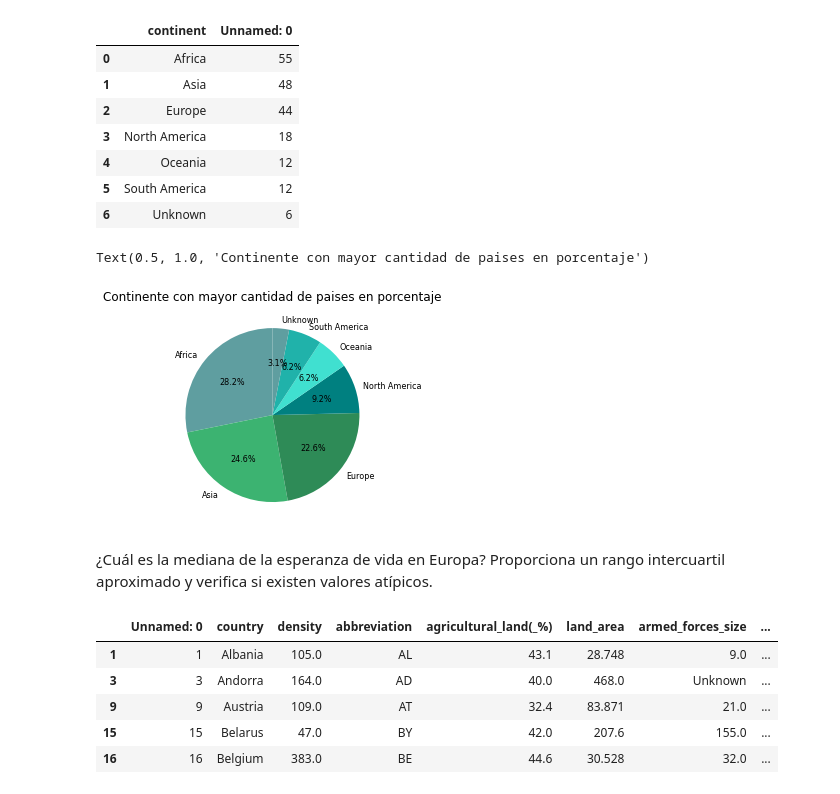
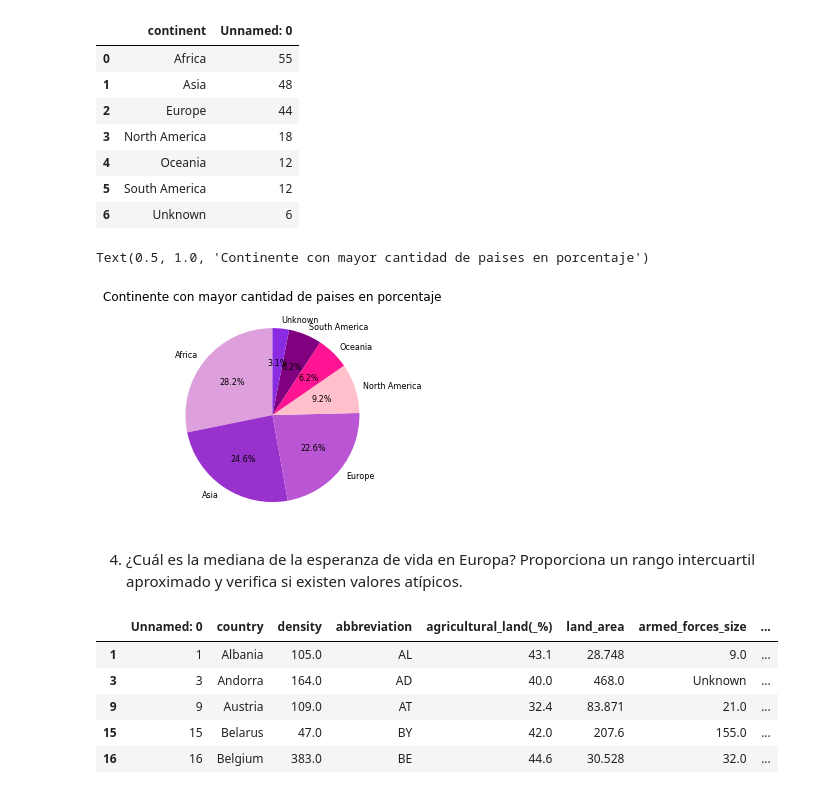
Before and after one commit to Adalab/da-modulo3-sprint2-pairprogramming-PatriciaAnaG, a Jupyter notebook: pair_VISUALIZACION.ipynb, the cells around one changed output. Drawn from its saved outputs; the diff is of its cells as text; code cells hidden in the pictures.

```diff
--- a/pair_VISUALIZACION.ipynb
+++ b/pair_VISUALIZACION.ipynb
@@ -61,21 +61,21 @@ df_continente
 | 5 | South America | 12 |
 | 6 | Unknown | 6 |
 # %%
-colores = ["cadetblue", "mediumseagreen", "seagreen", "teal", "turquoise", "lightseagreen"]
+colores = ["plum", "darkorchid", "mediumorchid", "pink", "deeppink", "purple","blueviolet"]
 
 plt.pie("Unnamed: 0", labels= "continent",
         data = df_continente,
         autopct=  '%1.1f%%',
         colors = colores,
         textprops={'fontsize': 8},
         startangle=90);
 
 plt.title('Continente con mayor cantidad de paises en porcentaje')
 # %% [output]
 Text(0.5, 1.0, 'Continente con mayor cantidad de paises en porcentaje')
-[figure, old version]
+[figure, new version]
 # %% [markdown]
-¿Cuál es la mediana de la esperanza de vida en Europa? Proporciona un rango intercuartil aproximado y verifica si existen valores atípicos.
+4. ¿Cuál es la mediana de la esperanza de vida en Europa? Proporciona un rango intercuartil aproximado y verifica si existen valores atípicos.
 # %%
 europe = df['continent'] == 'Europe'
 df_europe = df[europe]
```
Also changed, not shown: parts of 16 cells of this notebook, 1 other file.
